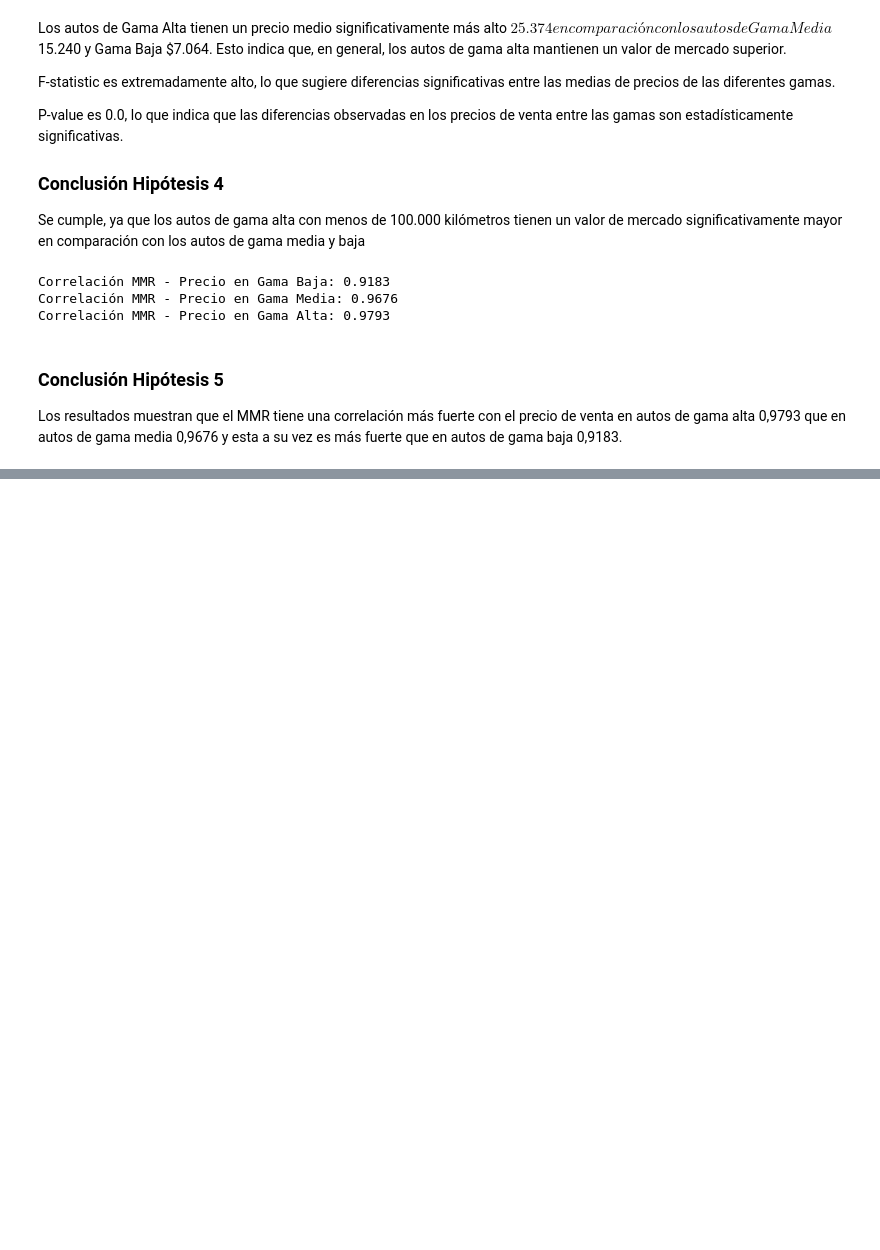
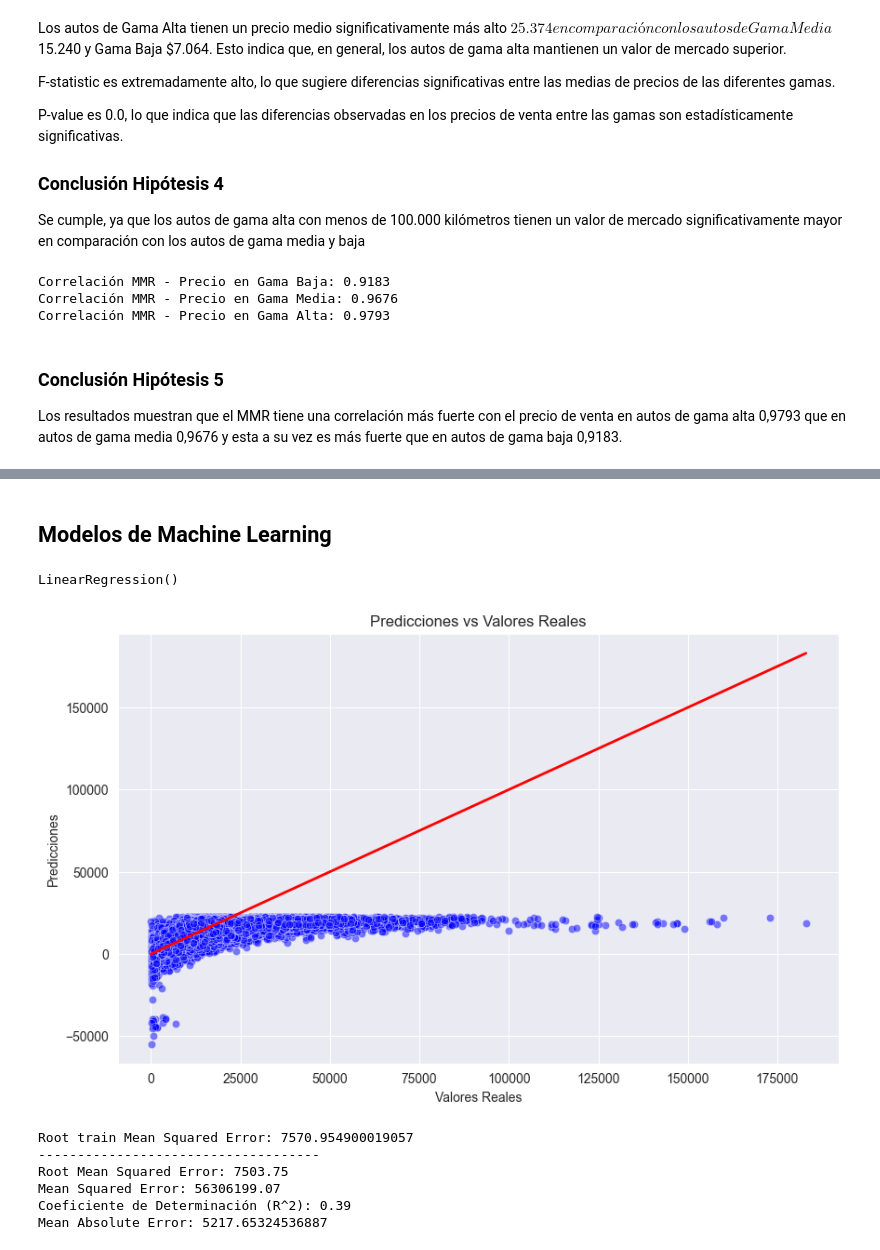
Before and after one commit to maxidom99/DataScience-CoderHouse, a Jupyter notebook: ParteI_Modulo2.ipynb, the cells around one changed output, grey strips where cells are left out. Cells and saved outputs as stored; diff of their text form; code cells hidden in the pictures; blank space fills up the shorter version.

```diff
--- a/ParteI_Modulo2.ipynb
+++ b/ParteI_Modulo2.ipynb
@@ -37,7 +41,7 @@ sns.set_style('darkgrid')
 # %% [markdown]
 ## Lectura del dataset
 # %%
-df = pd.read_csv("https://media.githubusercontent.com/media/maxidom99/DataScience-CoderHouse/main/MaximilianoDominguez_car_prices.csv")
+df = pd.read_csv("https://raw.githubusercontent.com/maxidom99/DataScience-CoderHouse/refs/heads/main/MaximilianoDominguez_car_prices.csv")
 df.head()
 # %% [output]
 |  | year | make | model | trim | body | transmission | vin | state | condition | odometer | ... |
@@ -825,0 +830,51 @@ El objetivo del proyecto era predecir el valor de los autos en base a un conjunt
+# %% [markdown]
+## Modelos de Machine Learning
+# %%
+# Variables independientes (features)
+X = df[['year', 'condition', 'odometer']]
+
+# Variable dependiente (target)
+y = df['sellingprice']
+
+# Dividir los datos en conjunto de entrenamiento (70%) y prueba (30%)
+X_train, X_test, y_train, y_test = train_test_split(X, y, test_size=0.3, random_state=0)
+
+# Entrenar el modelo de regresión lineal
+regressor = LinearRegression()
+regressor.fit(X_train, y_train)
+# %% [output]
+LinearRegression()
+# %%
+y_pred_train = regressor.predict(X_train)
+y_pred = regressor.predict(X_test)
+
+# Comparación de los valores predichos con los valores reales
+plt.figure(figsize=(10, 6))
+sns.scatterplot(x=y_test, y=y_pred, color='blue', alpha=0.5)
+plt.plot([y_test.min(), y_test.max()], [y_test.min(), y_test.max()], color='red', lw=2)
+plt.xlabel('Valores Reales')
+plt.ylabel('Predicciones')
+plt.title('Predicciones vs Valores Reales')
+plt.show()
+
+# Métricas de evaluación
+mse = mean_squared_error(y_test, y_pred)
+r2 = r2_score(y_test, y_pred)
+rmse = np.sqrt(mse)
+mae = mean_absolute_error(y_test, y_pred)
+rmse_train = np.sqrt(mean_squared_error(y_train,y_pred_train))
+
+print(f'Root train Mean Squared Error: {rmse_train}')
+print("------------------------------------")
+print(f'Root Mean Squared Error: {rmse:.2f}')
+print(f'Mean Squared Error: {mse:.2f}')
+print(f"Coeficiente de Determinación (R^2): {r2:.2f}")
+print(f"Mean Absolute Error: {mae}")
+# %% [output]
+[figure, added]
+Root train Mean Squared Error: 7570.954900019057
+------------------------------------
+Root Mean Squared Error: 7503.75
+Mean Squared Error: 56306199.07
+Coeficiente de Determinación (R^2): 0.39
+Mean Absolute Error: 5217.65324536887
```
Also changed, not shown: parts of 9 cells of this notebook, 1 other file.
